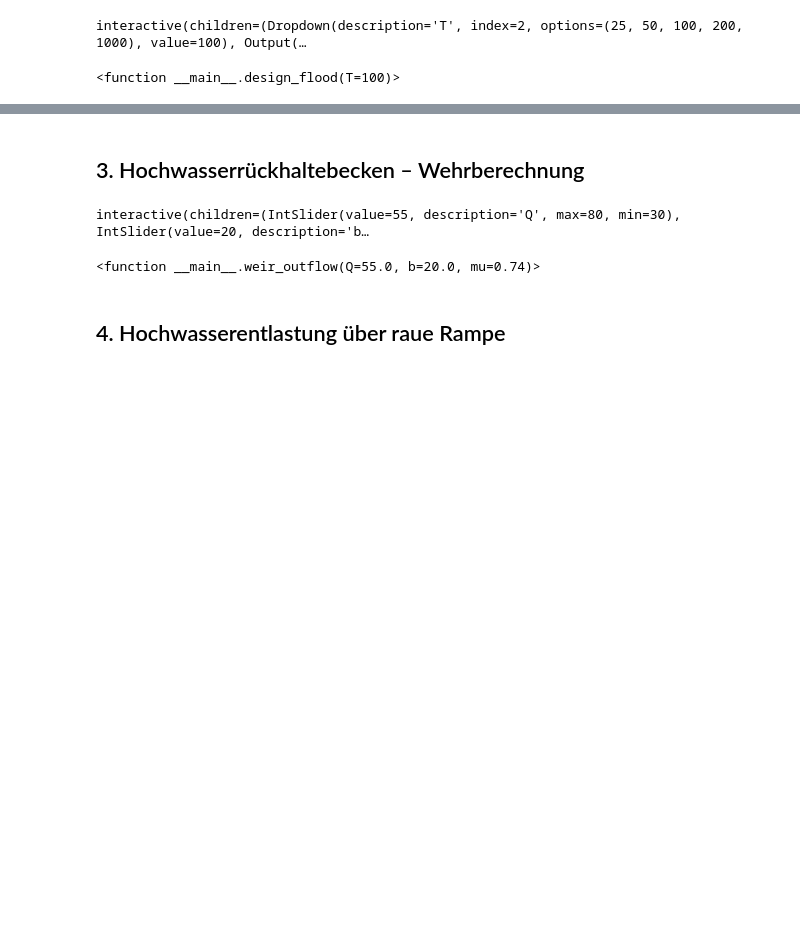
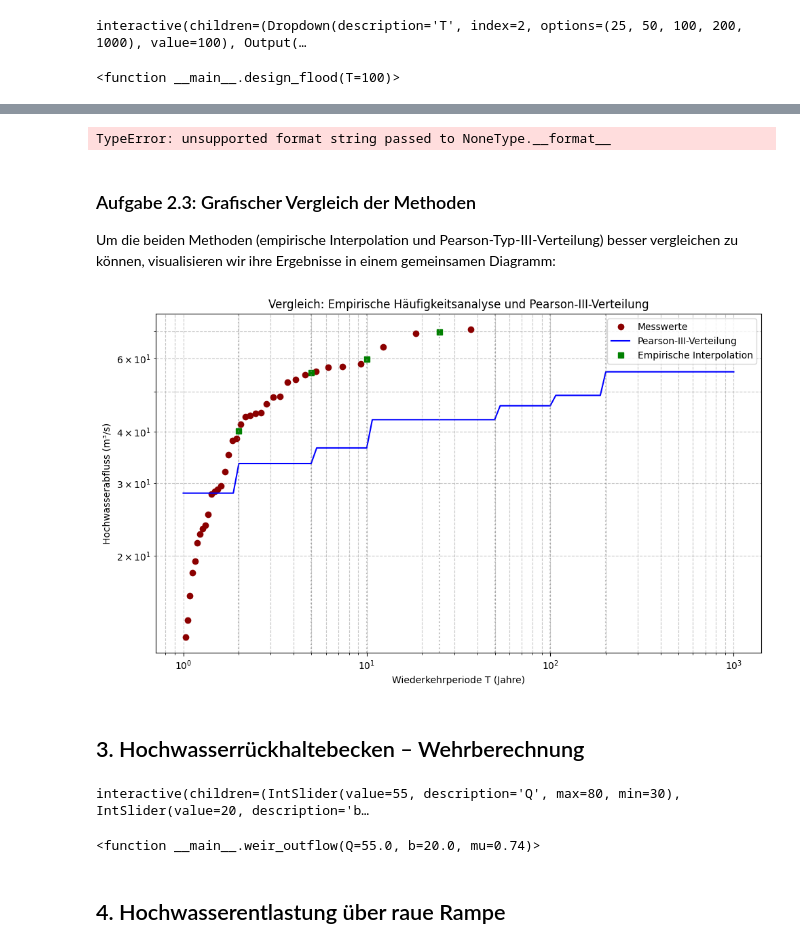
Before and after one commit to gjohnen1/Wassermengenwirtschaft_und_Klimawandel, a Jupyter notebook: Inhalt/_build/jupyter_execute/Notebooks/Uebung_1/Uebung_1.ipynb, the cells around one changed output, grey strips where cells are left out. Cells and saved outputs as stored; diff of their text form; code cells hidden in the pictures; blank space fills up the shorter version.

```diff
--- a/Inhalt/_build/jupyter_execute/Notebooks/Uebung_1/Uebung_1.ipynb
+++ b/Inhalt/_build/jupyter_execute/Notebooks/Uebung_1/Uebung_1.ipynb
@@ -96,3 +321,71 @@ df.head()
+# %%
+# Berechnung des HQ200 durch empirische Interpolation
+HQ200_emp = interpolate_HQ(200, df)
+print(f"Empirisch interpoliertes HQ200: {HQ200_emp:.2f} m³/s")
+
+# Vergleich mit dem Pearson-III-Wert (falls bereits berechnet)
+try:
+    print(f"HQ200 nach Pearson-III: {Q_T200:.2f} m³/s")
+    print(f"Differenz: {abs(HQ200_emp - Q_T200):.2f} m³/s ({abs(HQ200_emp - Q_T200)/Q_T200*100:.1f}%)")
+except NameError:
+    print("Pearson-III-Wert noch nicht berechnet. Bitte erst Aufgabe 1.3 durchführen.")
+
+# Ihre Antwort zu Frage 3: Welche Methode ist konservativer und warum?
+# %% [output]
+TypeError: unsupported format string passed to NoneType.__format__
+# %% [markdown]
+### Aufgabe 2.3: Grafischer Vergleich der Methoden
+
+Um die beiden Methoden (empirische Interpolation und Pearson-Typ-III-Verteilung) besser vergleichen zu können, visualisieren wir ihre Ergebnisse in einem gemeinsamen Diagramm:
+# %%
+# Berechnung der Pearson-III-Verteilung für verschiedene Jährlichkeiten
+T_values = np.logspace(0, 3, 100)  # von 1 bis 1000 Jahre
+HQ_pearson = []
+for T in T_values:
+    # Interpolation des k-Faktors für beliebige Jährlichkeiten
+    if T <= 2:
+        k = 0
+    elif T <= 5:
+        k = interpolate_k(C_sy, 0.2, 0.841, 0.3, 0.853) # Beispielwerte für T=5
+    elif T <= 10:
+        k = interpolate_k(C_sy, 0.2, 1.279, 0.3, 1.317) # Beispielwerte für T=10
+    elif T <= 50:
+        k = interpolate_k(C_sy, 0.2, 2.059, 0.3, 2.181) # Beispielwerte für T=50
+    elif T <= 100:
+        k = interpolate_k(C_sy, 0.2, 2.472, 0.3, 2.544) # Beispielwerte für T=100
+    elif T <= 200:
+        k = interpolate_k(C_sy, 0.2, 2.763, 0.3, 2.854) # Beispielwerte für T=200
+    else:
+        k = interpolate_k(C_sy, 0.2, 3.409, 0.3, 3.588) # Beispielwerte für T=1000
+
+    y_T = mean_y + s_y * k
+    Q_T = 10**y_T
+    HQ_pearson.append(Q_T)
+
+# Berechnung empirischer Werte
+T_targets = [2, 5, 10, 25, 50, 100, 200]
+HQ_empirical = [interpolate_HQ(T, df) for T in T_targets]
+
+# Visualisierung
+plt.figure(figsize=(10, 6))
+plt.loglog(df["T_emp (Jahre)"], df["HQ (m³/s)"] , 'o', color='darkred', label='Messwerte')
+plt.loglog(T_values, HQ_pearson, '-', color='blue', label='Pearson-III-Verteilung')
+plt.loglog(T_targets, HQ_empirical, 's', color='green', label='Empirische Interpolation')
+
+plt.xlabel('Wiederkehrperiode T (Jahre)')
+plt.ylabel('Hochwasserabfluss (m³/s)')
+plt.title('Vergleich: Empirische Häufigkeitsanalyse und Pearson-III-Verteilung')
+plt.grid(True, which='both', linestyle='--', alpha=0.7)
+plt.legend()
+
+# Einige Beschriftungen für wichtige Jährlichkeiten
+for T in [2, 5, 10, 25, 50, 100, 200]:
+    plt.axvline(x=T, color='gray', linestyle=':', alpha=0.5)
+
+plt.tight_layout()
+plt.show()
+# %% [output]
+[figure, added]
 # %% [markdown]
 ## 3. Hochwasserrückhaltebecken – Wehrberechnung
 # %%
```
Also changed, not shown: parts of 23 cells of this notebook, 29 other files.
